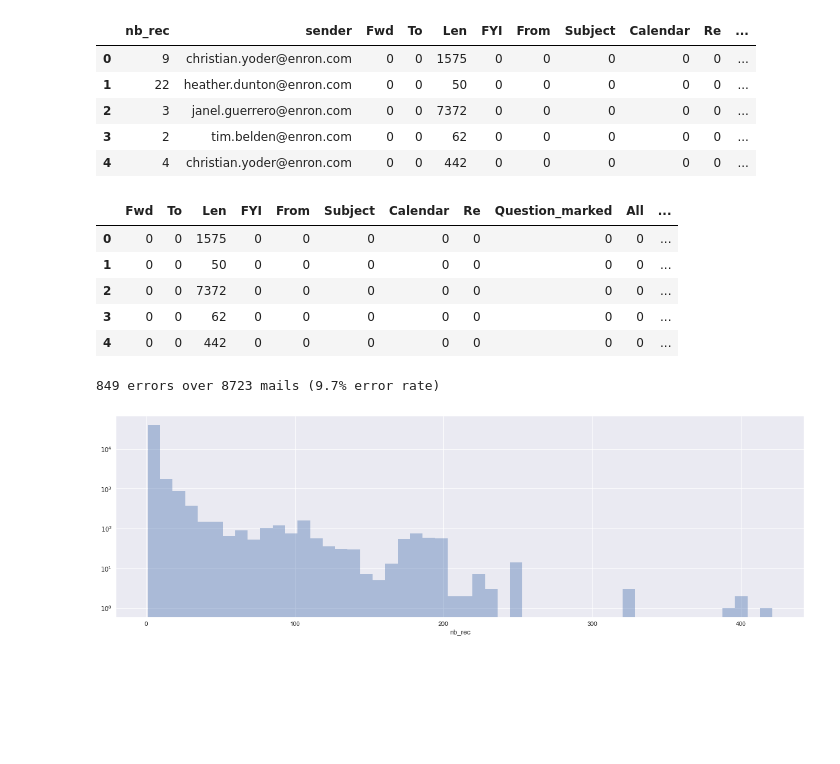
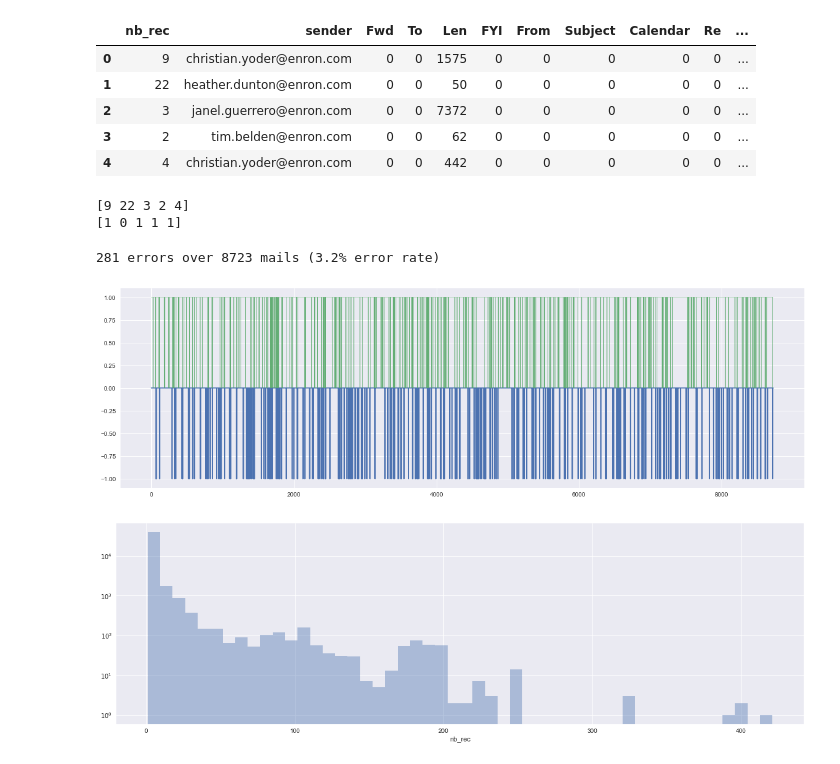
Before and after one commit to GRichard513/Mail_Recipients, a Jupyter notebook: Email_recipient_recommandation.ipynb, the cells around one changed output. Saved outputs shown, nothing was run; the diff lists cells and outputs as text; code cells hidden in the pictures; blank space fills up the shorter version.

Commit message:
classifier <10 rcpts, 90% 0/1 loss xgb (code très sale)

```diff
--- a/Email_recipient_recommandation.ipynb
+++ b/Email_recipient_recommandation.ipynb
@@ -149,34 +149,39 @@ X_PCA = pca.fit_transform(X)
 training_info_class_arr = training_info_class.values
 X_data = np.hstack((training_info_class_arr[:,2:],X_PCA))
 y_train = training_info_class_arr[:,0]
-is_small = np.array(y_train < 10).astype(np.int)
+print(y_train[:5])
+is_small = np.array(y_train < 20).astype(np.int)
+print(is_small[:5])
 
-
-X_train_df = pd.DataFrame(X_data, columns=['Fwd','To','Len', 'FYI','From','Subject','Calendar','Re','Question_marked','All','alpha','Upper','send1','send2','send3']) # np array to dataframe
-
-X_train_df.head()
+#X_train_df = pd.DataFrame(X_data, columns=['Fwd','To','Len', 'FYI','From','Subject','Calendar','Re','Question_marked','All','alpha','Upper','send1','send2','send3']) # np array to dataframe
+#X_train_df.head()
 # %% [output]
-|  | Fwd | To | Len | FYI | From | Subject | Calendar | Re | Question_marked | All | ... |
-| 0 | 0 | 0 | 1575 | 0 | 0 | 0 | 0 | 0 | 0 | 0 | ... |
-| 1 | 0 | 0 | 50 | 0 | 0 | 0 | 0 | 0 | 0 | 0 | ... |
-| 2 | 0 | 0 | 7372 | 0 | 0 | 0 | 0 | 0 | 0 | 0 | ... |
-| 3 | 0 | 0 | 62 | 0 | 0 | 0 | 0 | 0 | 0 | 0 | ... |
-| 4 | 0 | 0 | 442 | 0 | 0 | 0 | 0 | 0 | 0 | 0 | ... |
+[9 22 3 2 4]
+[1 0 1 1 1]
 # %%
 from sklearn import svm
 from sklearn.model_selection import train_test_split
 from sklearn.ensemble import RandomForestClassifier
+from sklearn.ensemble import GradientBoostingClassifier
+
 
 def mare_score(y_true, y_pred):
     return np.sum(np.abs((y_true - y_pred))) #0/1 loss
 
-X_train, X_test, y_train, y_test = train_test_split(X_data, is_small, test_size=0.2, random_state=0)
-
-clf = RandomForestClassifier(n_estimators=10, max_leaf_nodes=2, random_state=61).fit(X_train, y_train)
+X_train, X_test, y_train, y_test = train_test_split(X_data, is_small, test_size=0.2)
+clf = GradientBoostingClassifier(n_estimators=200, learning_rate=0.1, max_depth=5)
+clf.fit(X_train, y_train)
 y_pred = clf.predict(X_test)
 print('%i errors over %i mails (%.1f%% error rate)' %(mare_score(y_test, y_pred),y_pred.shape[0],100*mare_score(y_test, y_pred)/y_pred.shape[0]))
 # %% [output]
-849 errors over 8723 mails (9.7% error rate)
+281 errors over 8723 mails (3.2% error rate)
+# %%
+fig, ax1 = plt.subplots(figsize=[20,6])
+plt.plot(-np.abs(y_pred-y_test))
+plt.plot(y_pred, linewidth=0.5, alpha=0.9)
+plt.show()
+# %% [output]
+[figure, added]
 # %%
 f, axes = plt.subplots(figsize=[20,6])
 axes.set_yscale('log')
```
